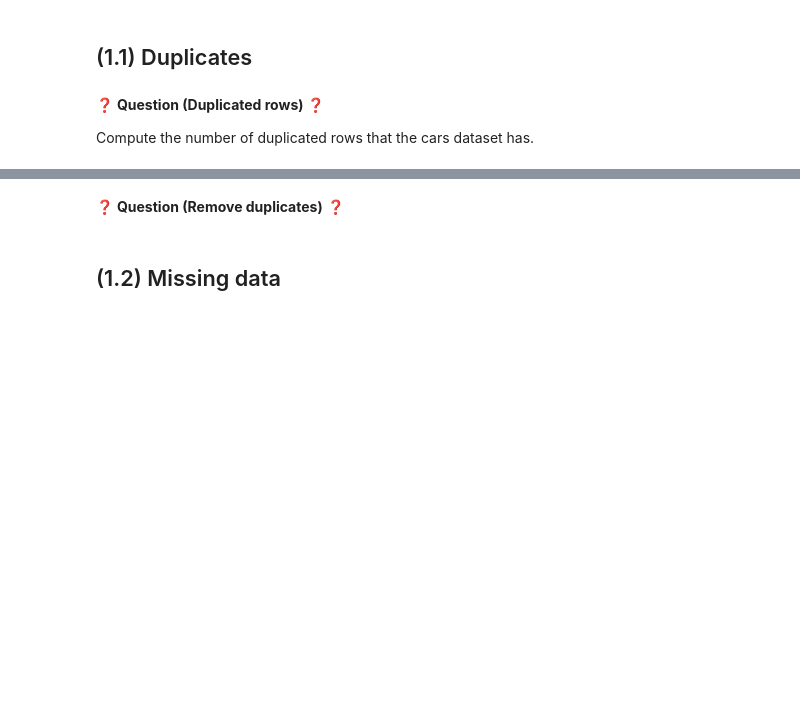
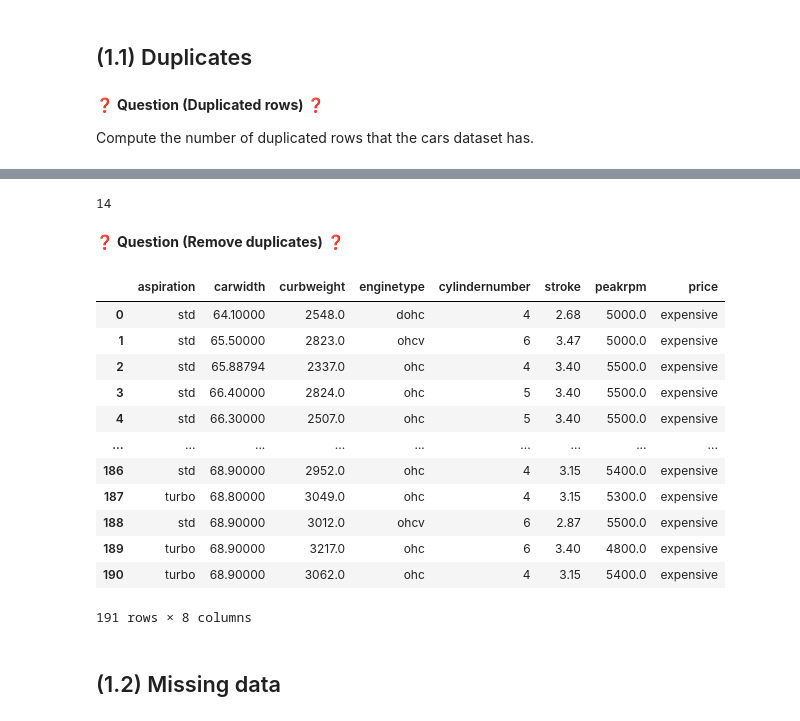
Before and after one commit to andyheggs/data-cars_preparation, a Jupyter notebook: Recap - The Cars Dataset.ipynb, the cells around one changed output, grey strips where cells are left out. Cells and saved outputs as stored; diff of their text form; code cells hidden in the pictures; blank space fills up the shorter version.

```diff
--- a/Recap - The Cars Dataset.ipynb
+++ b/Recap - The Cars Dataset.ipynb
@@ -72,2 +143,7 @@ Compute the number of duplicated rows that the cars dataset has.
+# %%
+number_of_duplicated_rows = cars.duplicated().sum() # Check the number of duplicated rows
+number_of_duplicated_rows
+# %% [output]
+14
 # %% [markdown]
 ❓ **Question (Remove duplicates)** ❓
@@ -76,3 +150,20 @@ Compute the number of duplicated rows that the cars dataset has.
+# %%
+cars = cars.drop_duplicates().reset_index(drop=True) # no need to remember the previous index
+cars
+# %% [output]
+|  | aspiration | carwidth | curbweight | enginetype | cylindernumber | stroke | peakrpm | price |
+| 0 | std | 64.10000 | 2548.0 | dohc | 4 | 2.68 | 5000.0 | expensive |
+| 1 | std | 65.50000 | 2823.0 | ohcv | 6 | 3.47 | 5000.0 | expensive |
+| 2 | std | 65.88794 | 2337.0 | ohc | 4 | 3.40 | 5500.0 | expensive |
+| 3 | std | 66.40000 | 2824.0 | ohc | 5 | 3.40 | 5500.0 | expensive |
+| 4 | std | 66.30000 | 2507.0 | ohc | 5 | 3.40 | 5500.0 | expensive |
+| ... | ... | ... | ... | ... | ... | ... | ... | ... |
+| 186 | std | 68.90000 | 2952.0 | ohc | 4 | 3.15 | 5400.0 | expensive |
+| 187 | turbo | 68.80000 | 3049.0 | ohc | 4 | 3.15 | 5300.0 | expensive |
+| 188 | std | 68.90000 | 3012.0 | ohcv | 6 | 2.87 | 5500.0 | expensive |
+| 189 | turbo | 68.90000 | 3217.0 | ohc | 6 | 3.40 | 4800.0 | expensive |
+| 190 | turbo | 68.90000 | 3062.0 | ohc | 4 | 3.15 | 5400.0 | expensive |
+191 rows × 8 columns
 # %% [markdown]
 ## (1.2) Missing data
 # %% [markdown]
```
Also changed, not shown: parts of 47 cells of this notebook.
